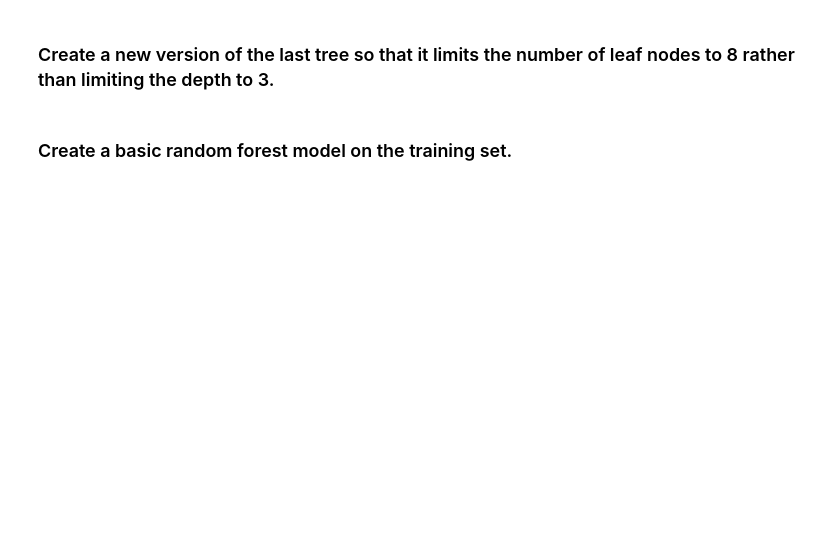
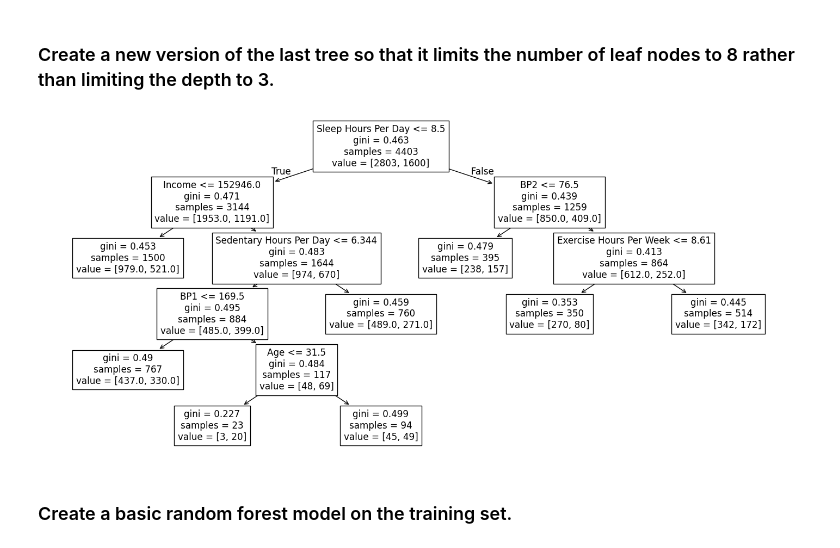
Before and after one commit to adt22006/code_2600, a Jupyter notebook: mod08_rf.ipynb, the cells around one changed output. Saved outputs shown, nothing was run; the diff lists cells and outputs as text; code cells hidden in the pictures; blank space fills up the shorter version.

```diff
--- a/mod08_rf.ipynb
+++ b/mod08_rf.ipynb
@@ -104,12 +178,15 @@ plot_tree(tree4,
 # %% [markdown]
 ### Create a new version of the last tree so that it limits the number of leaf nodes to 8 rather than limiting the depth to 3.
 # %%
-tree5 = #fillin
+tree5 = DTC(max_leaf_nodes=8)
+tree5.fit(X_train, y_train)
 
 ax = subplots(figsize=(18,8))[1]
 plot_tree(tree5,
           feature_names=feature_names,
           ax=ax);
+# %% [output]
+[figure, added]
 # %% [markdown]
 ### Create a basic random forest model on the training set.
 # %%
```
Also changed, not shown: parts of 22 cells of this notebook.
